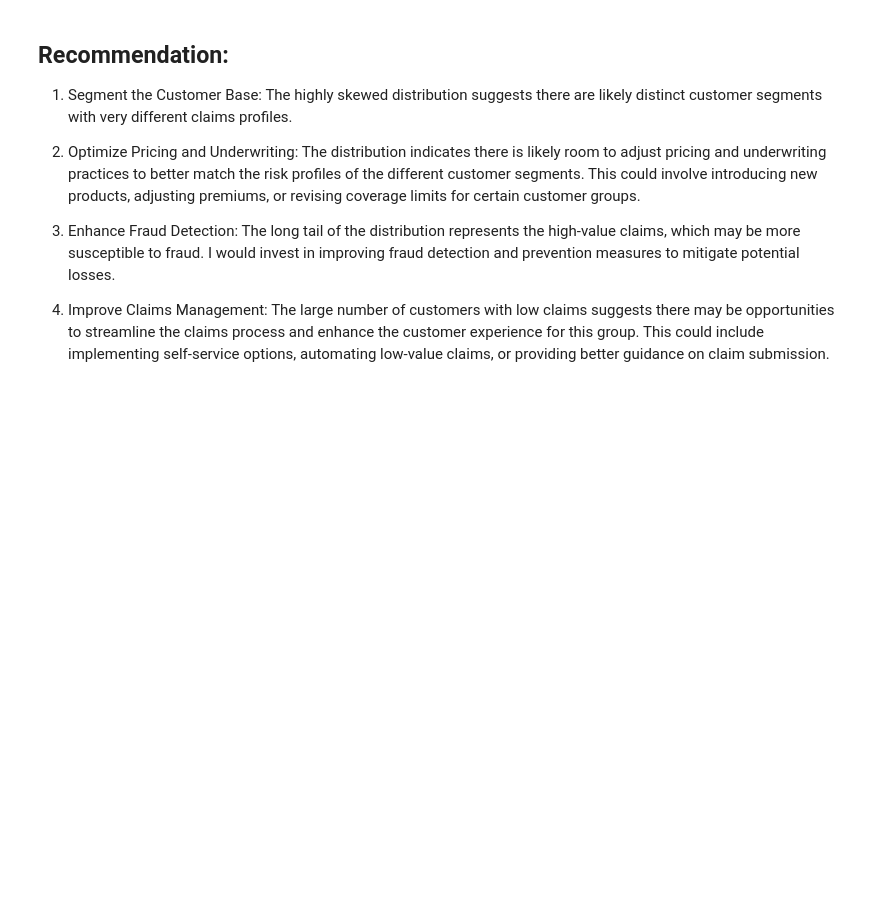
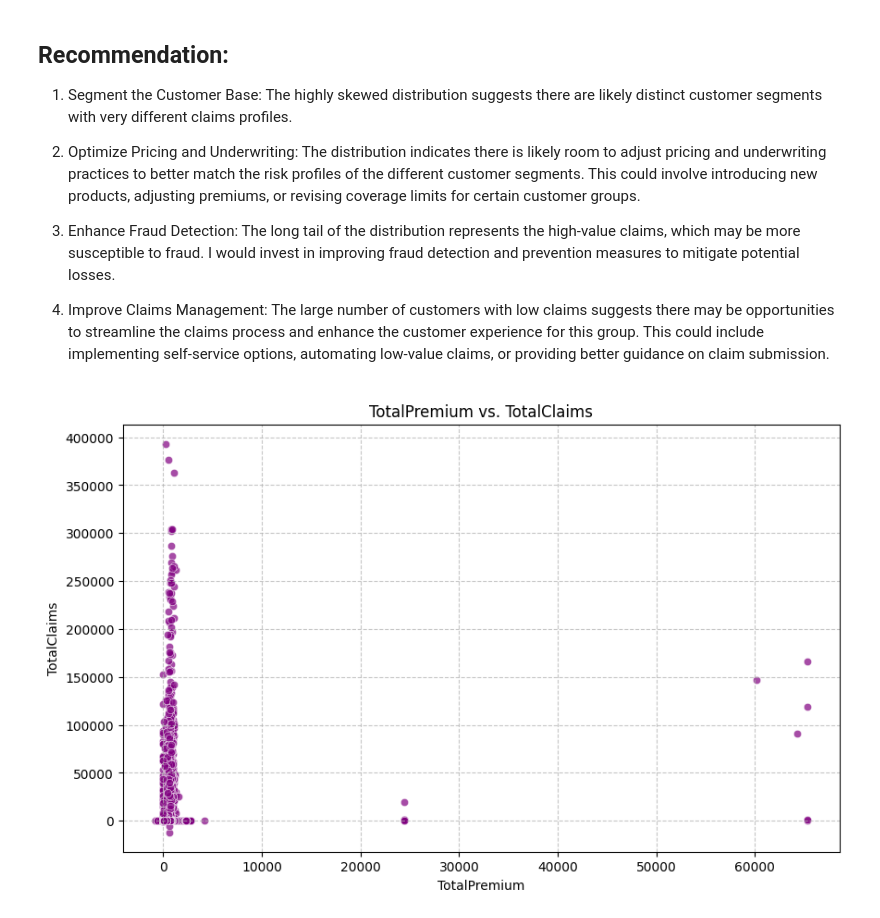
Before and after one commit to chapi1420/AlphaCare_Insurance_solutions, a Jupyter notebook: notebooks/task1.ipynb, the cells around one changed output. Cells and saved outputs as stored; diff of their text form; code cells hidden in the pictures; blank space fills up the shorter version.

```diff
--- a/notebooks/task1.ipynb
+++ b/notebooks/task1.ipynb
@@ -113,3 +113,7 @@ data.visualize_distribution(columns_req)
 3. Enhance Fraud Detection: The long tail of the distribution represents the high-value claims, which may be more susceptible to fraud. I would invest in improving fraud detection and prevention measures to mitigate potential losses.
 
 4. Improve Claims Management: The large number of customers with low claims suggests there may be opportunities to streamline the claims process and enhance the customer experience for this group. This could include implementing self-service options, automating low-value claims, or providing better guidance on claim submission.
+# %%
+data.visualize_relationship('TotalPremium', 'TotalClaims')
+# %% [output]
+[figure, added]
```
Also changed, not shown: parts of 1 cell of this notebook.
